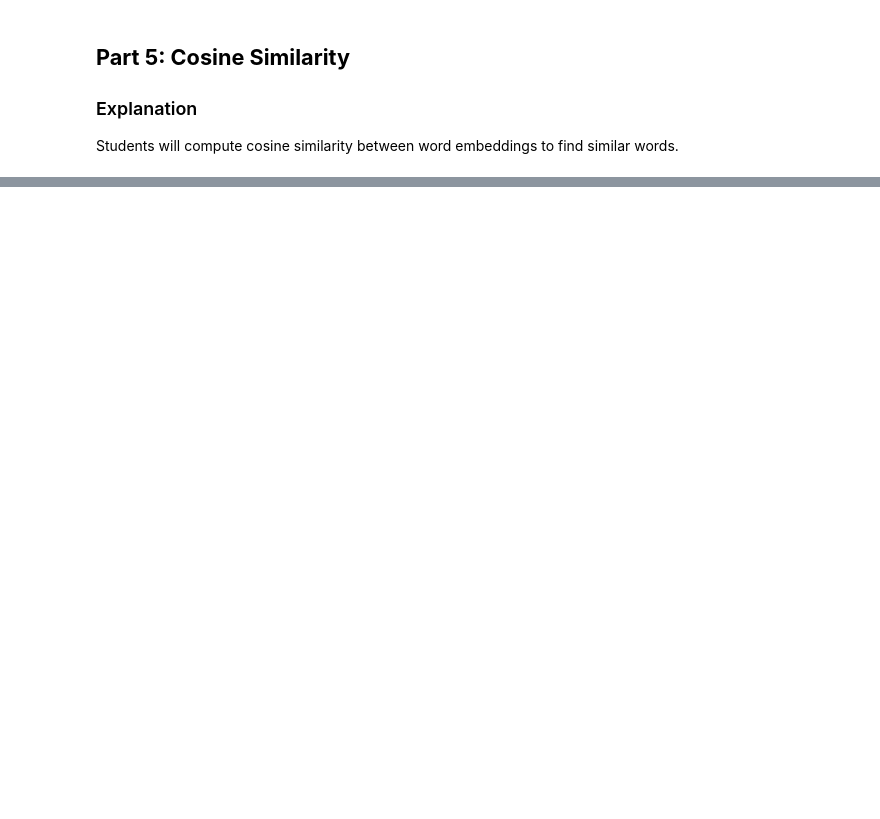
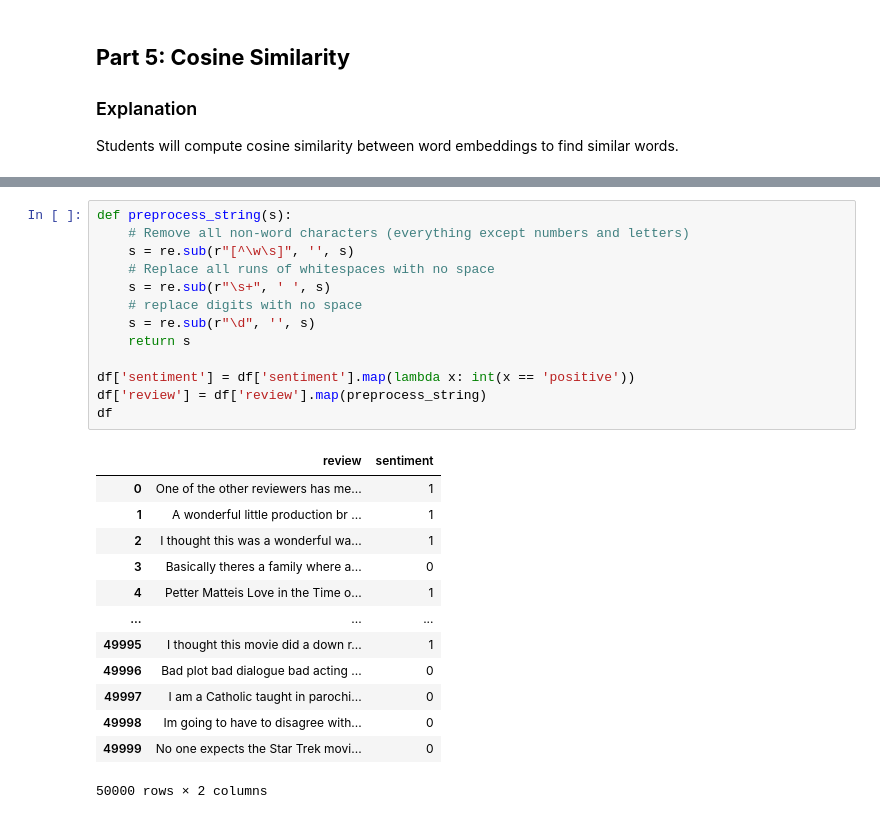
Before and after one commit to fraxea/Linear-Algebra-FALL2024-Assignment-2, a Jupyter notebook: Word Embeddings/draft.ipynb, the cells around one changed output, grey strips where cells are left out. Drawn from its saved outputs; the diff is of its cells as text; blank space fills up the shorter version.

```diff
--- a/Word Embeddings/draft.ipynb
+++ b/Word Embeddings/draft.ipynb
@@ -750,0 +778,27 @@ Neighbors of the group ['homer', 'bart']: [('skinner', 0.98305327), ('mom', 0.98
+# %%
+def preprocess_string(s):
+    # Remove all non-word characters (everything except numbers and letters)
+    s = re.sub(r"[^\w\s]", '', s)
+    # Replace all runs of whitespaces with no space
+    s = re.sub(r"\s+", ' ', s)
+    # replace digits with no space
+    s = re.sub(r"\d", '', s)
+    return s
+
+df['sentiment'] = df['sentiment'].map(lambda x: int(x == 'positive'))
+df['review'] = df['review'].map(preprocess_string)
+df
+# %% [output]
+|  | review | sentiment |
+| 0 | One of the other reviewers has me... | 1 |
+| 1 | A wonderful little production br ... | 1 |
+| 2 | I thought this was a wonderful wa... | 1 |
+| 3 | Basically theres a family where a... | 0 |
+| 4 | Petter Matteis Love in the Time o... | 1 |
+| ... | ... | ... |
+| 49995 | I thought this movie did a down r... | 1 |
+| 49996 | Bad plot bad dialogue bad acting ... | 0 |
+| 49997 | I am a Catholic taught in parochi... | 0 |
+| 49998 | Im going to have to disagree with... | 0 |
+| 49999 | No one expects the Star Trek movi... | 0 |
+50000 rows × 2 columns
```
Also changed, not shown: parts of 29 cells of this notebook, 1 other file.
